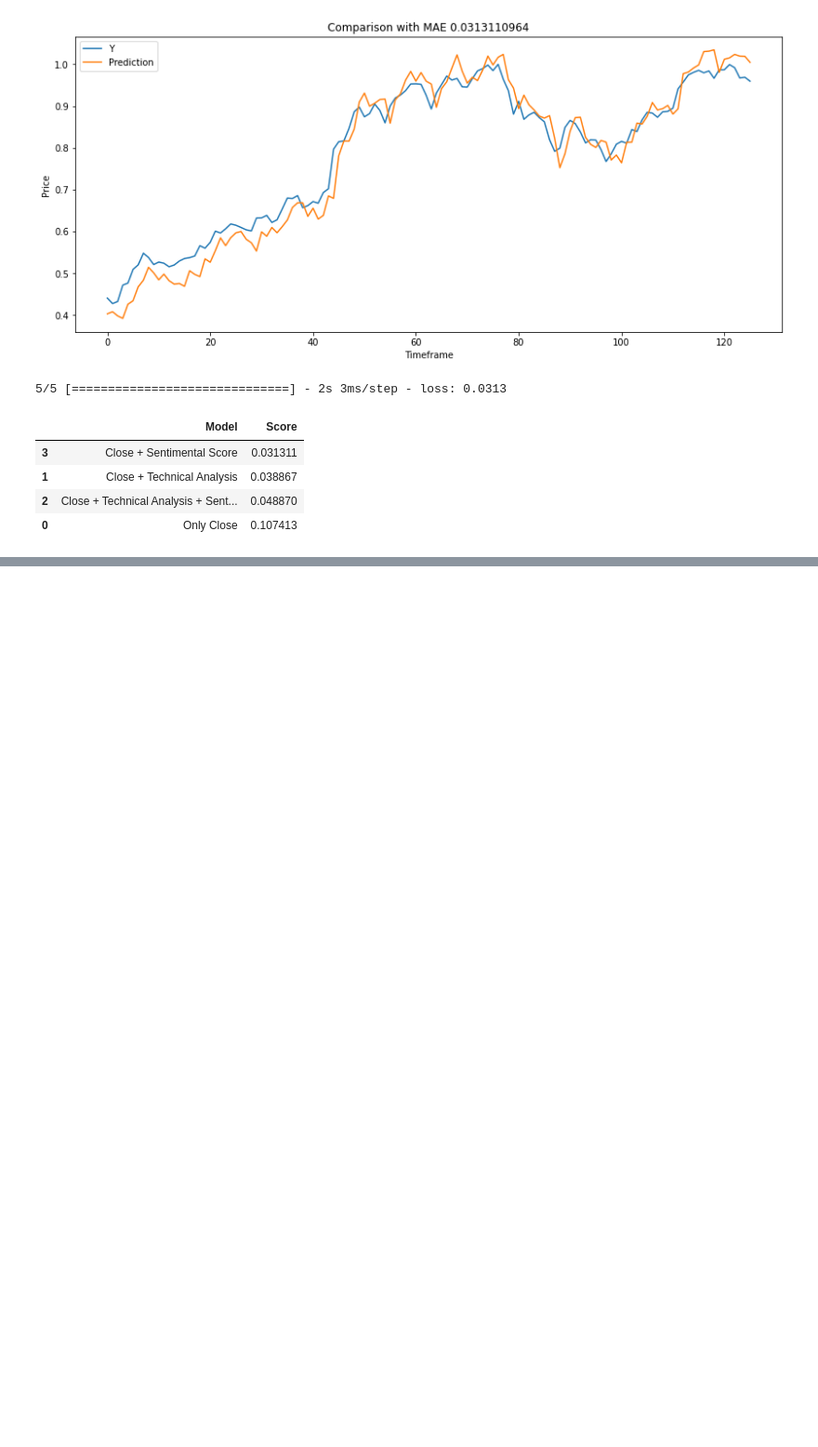
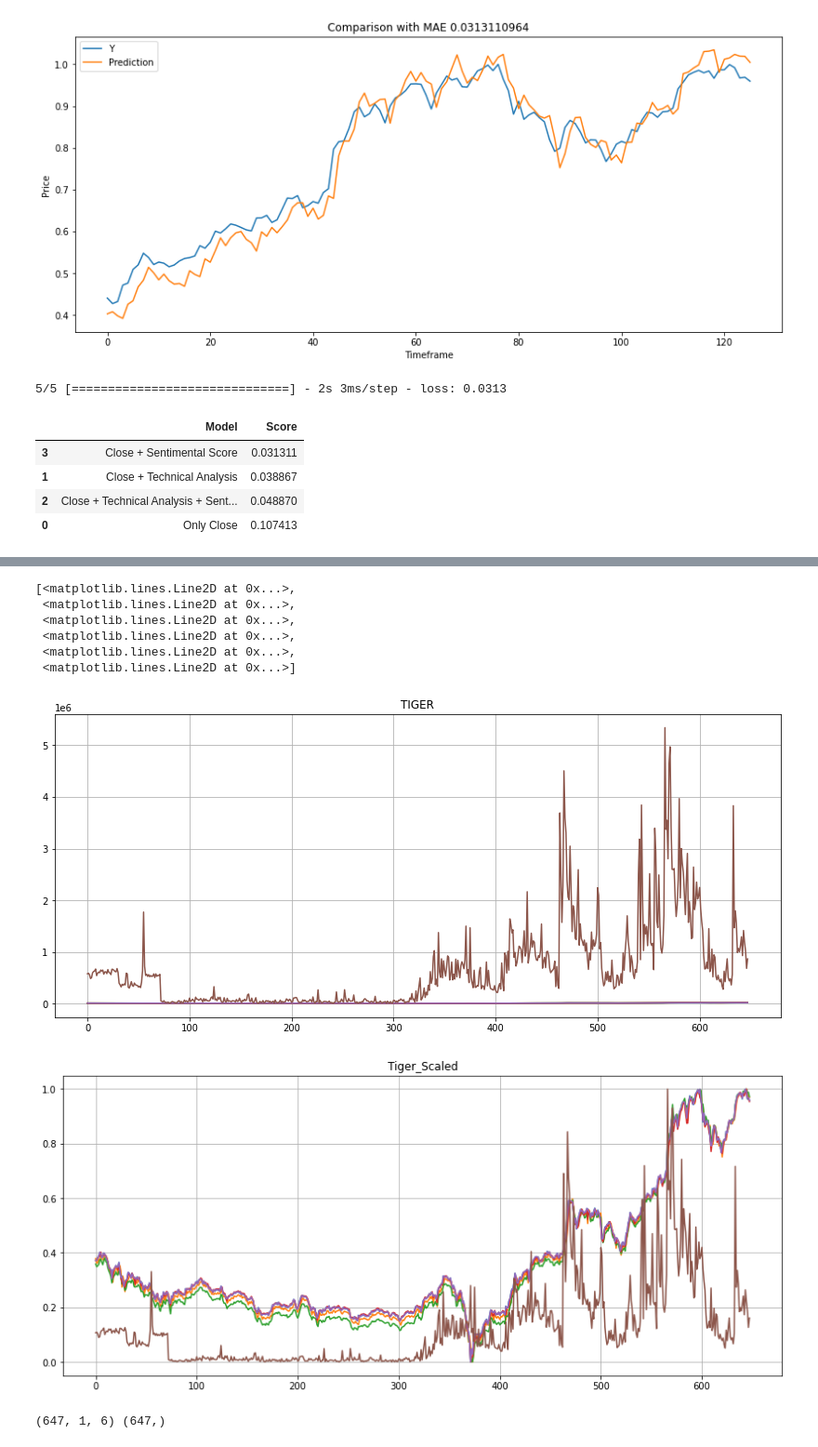
Before and after one commit to 6058ah/BusinessCapstone, a Jupyter notebook: 딥러닝과_텍스트마이닝을_통한_ETF_매매.ipynb, the cells around one changed output, grey strips where cells are left out. Shown at 93% size. Saved outputs shown, nothing was run; the diff lists cells and outputs as text; code cells hidden in the pictures; blank space fills up the shorter version.

```diff
--- a/딥러닝과_텍스트마이닝을_통한_ETF_매매.ipynb
+++ b/딥러닝과_텍스트마이닝을_통한_ETF_매매.ipynb
@@ -1053,0 +1058,5 @@ models.sort_values(by='Score', ascending=True)
+# %%
+#Tiger
+Tiger = stock.get_etf_ohlcv_by_date("20180912","20210430",'305540')
+Tiger.drop(['거래대금','기초지수'],axis=1,inplace=True)
+Tiger
@@ -1053,0 +1078,32 @@ models.sort_values(by='Score', ascending=True)
+# %%
+Tiger = np.array(Tiger).reshape(-1,6)
+plt.figure(figsize=(14,6))
+plt.title("TIGER")
+plt.grid()
+plt.plot(Tiger)
+
+sc = MinMaxScaler()
+TigerSC = sc.fit_transform(Tiger)
+plt.figure(figsize=(14,6))
+plt.title("Tiger_Scaled")
+plt.grid()
+plt.plot(TigerSC)
+# %% [output]
+[<matplotlib.lines.Line2D at 0x...>,
+ <matplotlib.lines.Line2D at 0x...>,
+ <matplotlib.lines.Line2D at 0x...>,
+ <matplotlib.lines.Line2D at 0x...>,
+ <matplotlib.lines.Line2D at 0x...>,
+ <matplotlib.lines.Line2D at 0x...>]
+[figure, added]
+[figure, added]
+# %%
+X = []
+y = []
+for i in range(1, len(TigerSC)):
+    X.append(TigerSC[i-1:i, 0:6])
+    y.append(TigerSC[i,0])
+X, y = np.array(X), np.array(y)
+print(X.shape, y.shape)
+# %% [output]
+(647, 1, 6) (647,)
```
Also changed, not shown: parts of 12 cells of this notebook.
